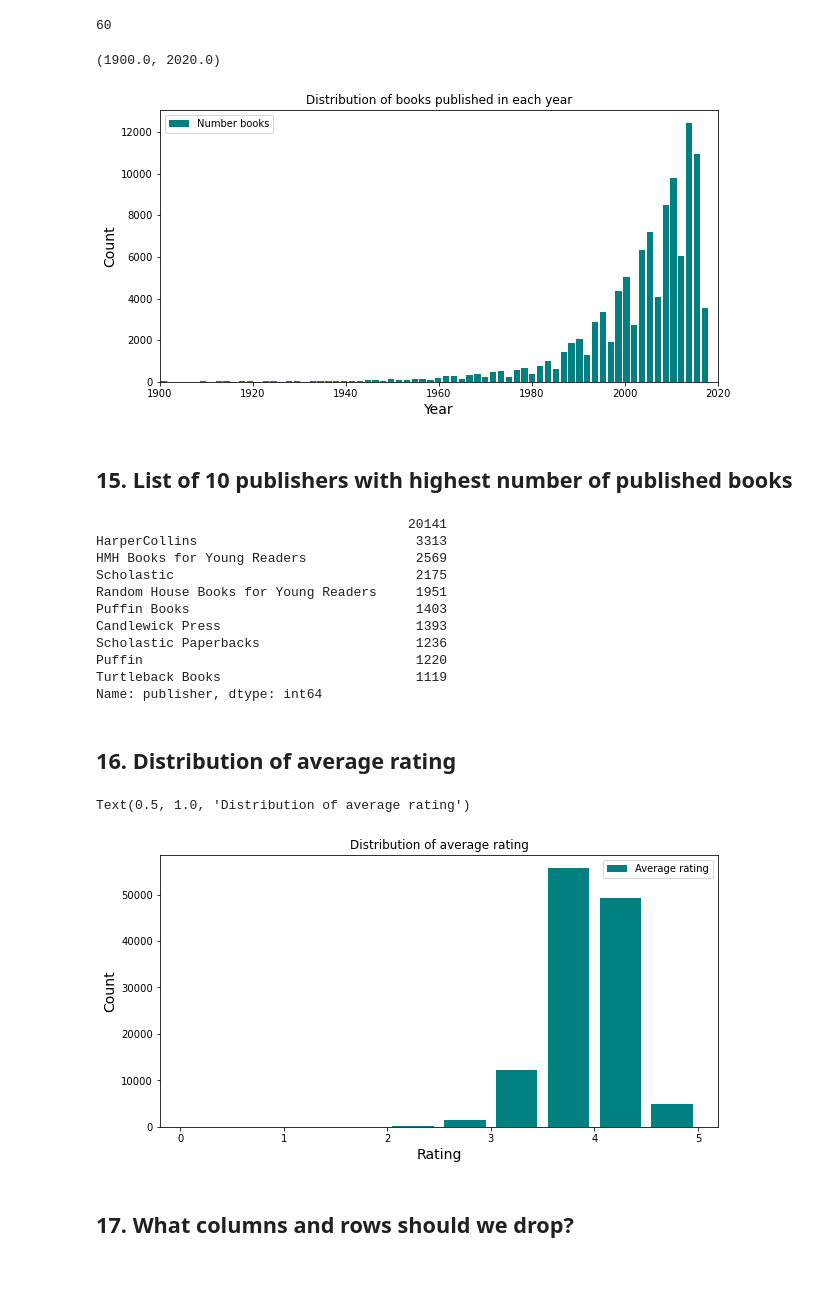
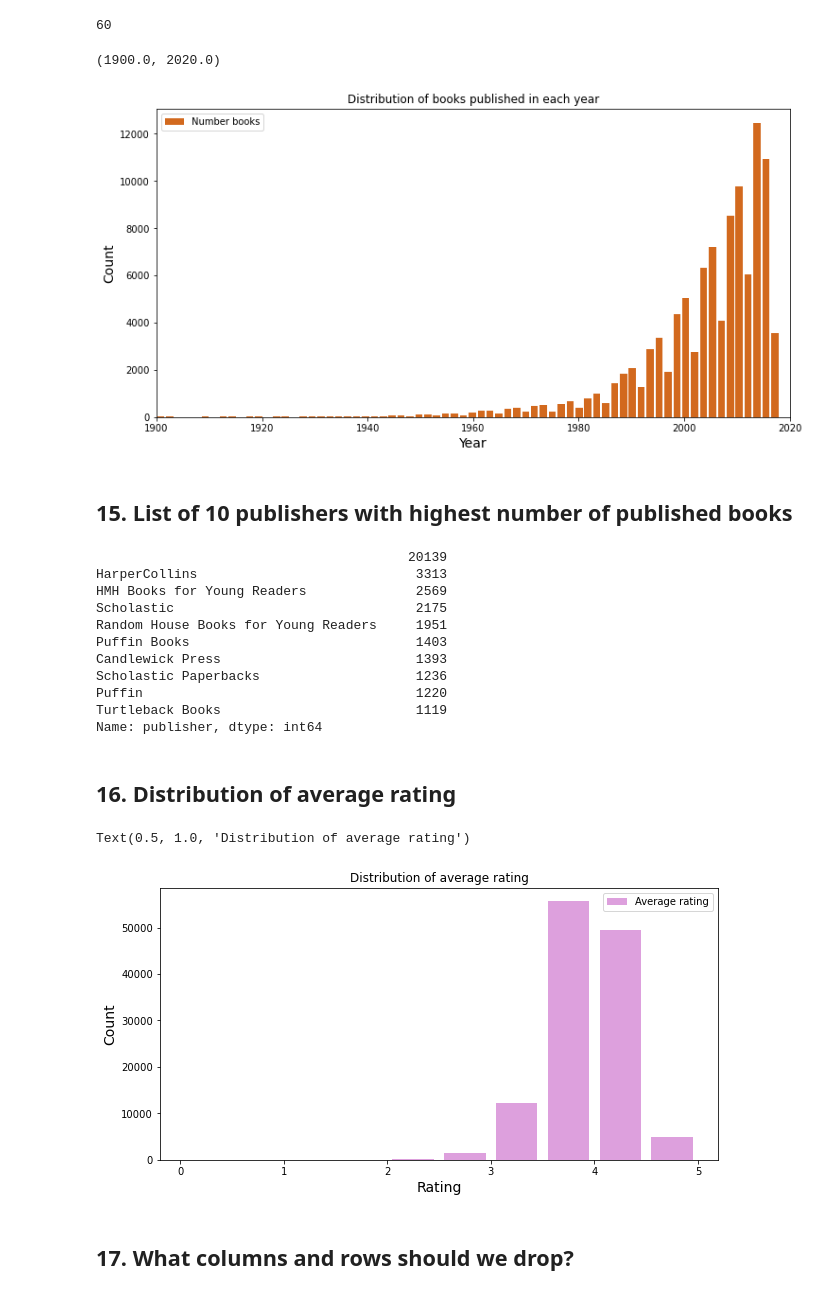
Before and after one commit to somayehY/Somayeh_Youssefi, a Jupyter notebook: Book Recomendation System/BookRecomSys_DataWrangling.ipynb, the cells around one changed output. Cells and saved outputs as stored; diff of their text form; code cells hidden in the pictures.

```diff
--- a/Book Recomendation System/BookRecomSys_DataWrangling.ipynb
+++ b/Book Recomendation System/BookRecomSys_DataWrangling.ipynb
@@ -375,0 +366,6 @@ There are 15238 books with empty description.
+# %%
+descrip =[]
+for i in range(len(books)):
+               text = str(books.loc[i, 'description'])
+               if (text.startswith('http'))|(text=='none')|(text==' '):
+                   descrip.append(i)
@@ -376,3 +376,5 @@ There are 15238 books with empty description.
+# %%
+books.drop(descrip, axis=0, inplace=True)
 # %% [markdown]
 Let's add a word_count column and count how many words are in each description.
 # %%
@@ -499,8 +501,8 @@ books[(books['publication_year']>2018) | (books['publication_year']<1800)].shape
 # %%
 books.loc[(books['publication_year']>2018) | (books['publication_year']<1800)] = np.nan
 # %%
-fig, ax = plt.subplots(figsize=(10,5))
-books['publication_year'].plot.hist(bins=118, rwidth=0.8, color="teal", ax = ax)
+fig, ax = plt.subplots(figsize=(12,6))
+books['publication_year'].plot.hist(bins=118, rwidth=0.8, color="chocolate", ax = ax)
 
 
 ax.legend(['Number books'])
@@ -510,13 +512,13 @@ ax.set_title('Distribution of books published in each year')
 ax.set_xlim([1900, 2020])
 # %% [output]
 (1900.0, 2020.0)
-[figure, old version]
+[figure, new version]
 # %% [markdown]
 ## 15. List of 10 publishers with highest number of published books <a class='anchor' id='publisher'>
 # %%
 books['publisher'].value_counts()[0:10]
 # %% [output]
-                                        20141
+                                        20139
 HarperCollins                            3313
 HMH Books for Young Readers              2569
 Scholastic                               2175
@@ -531,16 +533,16 @@ Name: publisher, dtype: int64
 ## 16. Distribution of average rating <a class='anchor' id='average_rating'>
 # %%
 fig, ax = plt.subplots(figsize=(10,5))
-books['average_rating'].plot.hist(rwidth=0.8, color="teal", ax = ax)
+books['average_rating'].plot.hist(rwidth=0.8, color="plum", ax = ax)
 
 
 ax.legend(['Average rating'])
 ax.set_xlabel('Rating', fontsize=14)
 ax.set_ylabel('Count', fontsize=14)
 ax.set_title('Distribution of average rating')
 # %% [output]
 Text(0.5, 1.0, 'Distribution of average rating')
-[figure, old version]
+[figure, new version]
 # %% [markdown]
 ## 17. What columns and rows should we drop? <a class='anchor' id='drop'>
 # %% [markdown]
```
Also changed, not shown: parts of 36 cells of this notebook.
